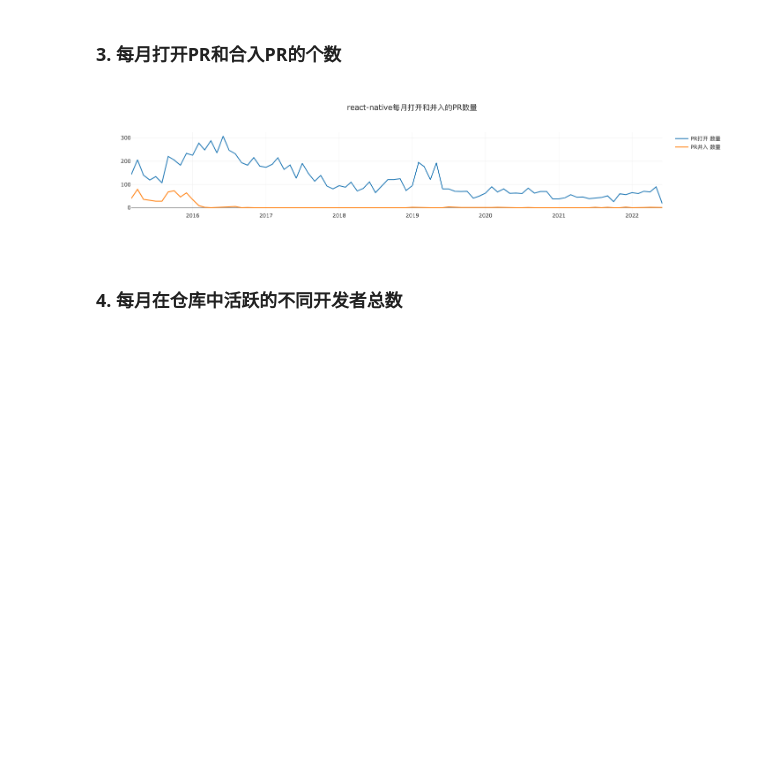
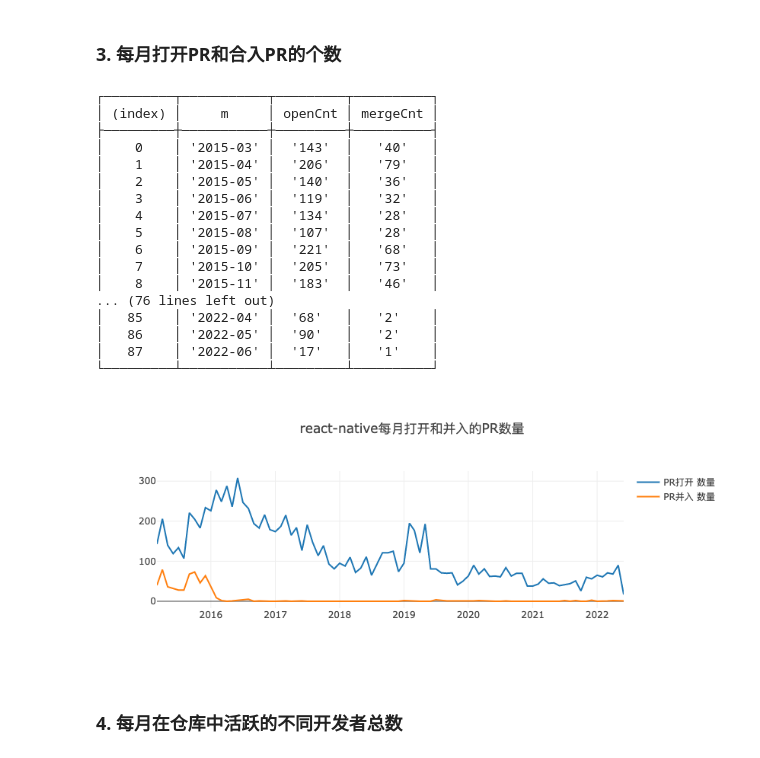
Before and after one commit to X-lab2017/OSSDevGov2022, a Jupyter notebook: 39-react-native/39-react-native.ipynb, the cells around one changed output. Cells and saved outputs as stored; diff of their text form; code cells hidden in the pictures; blank space fills up the shorter version.

```diff
--- a/39-react-native/39-react-native.ipynb
+++ b/39-react-native/39-react-native.ipynb
@@ -91,25 +120,42 @@ query(
 # %%
 query(
 `
     select formatDateTime(created_at, '%Y-%m') as m,
     count(case when repo_name = 'facebook/react-native' and type='PullRequestEvent' and action= 'opened' then 1 else null end) as openCnt,
     count(case when repo_name = 'facebook/react-native' and type='PullRequestEvent' and pull_merged=1 then 1 else null end) as mergeCnt
     from github_log.events
     where repo_name = 'facebook/react-native'
     group by formatDateTime(created_at, '%Y-%m')
     order by formatDateTime(created_at, '%Y-%m')
 `
 ).then(
     data => {
-        // console.log(data)
+        console.table(data)
         openDigger.render.plotly([
         {y: data.map(d => d.openCnt), x: data.map(d => d.m), mode: 'scatter', name: 'PR打开 数量'},
         {y: data.map(d => d.mergeCnt), x: data.map(d => d.m), mode: 'scatter', name: 'PR并入 数量'}
     ],{title: `react-native每月打开和并入的PR数量`});
     }
 )
 # %% [output]
+┌─────────┬───────────┬─────────┬──────────┐
+│ (index) │     m     │ openCnt │ mergeCnt │
+├─────────┼───────────┼─────────┼──────────┤
+│    0    │ '2015-03' │  '143'  │   '40'   │
+│    1    │ '2015-04' │  '206'  │   '79'   │
+│    2    │ '2015-05' │  '140'  │   '36'   │
+│    3    │ '2015-06' │  '119'  │   '32'   │
+│    4    │ '2015-07' │  '134'  │   '28'   │
+│    5    │ '2015-08' │  '107'  │   '28'   │
+│    6    │ '2015-09' │  '221'  │   '68'   │
+│    7    │ '2015-10' │  '205'  │   '73'   │
+│    8    │ '2015-11' │  '183'  │   '46'   │
+... (76 lines left out)
+│   85    │ '2022-04' │  '68'   │   '2'    │
+│   86    │ '2022-05' │  '90'   │   '2'    │
+│   87    │ '2022-06' │  '17'   │   '1'    │
+└─────────┴───────────┴─────────┴──────────┘
-[figure, old version]
+[figure, new version]
 # %% [markdown]
 ### 4. 每月在仓库中活跃的不同开发者总数
 # %%
```
Also changed, not shown: parts of 4 cells of this notebook.
